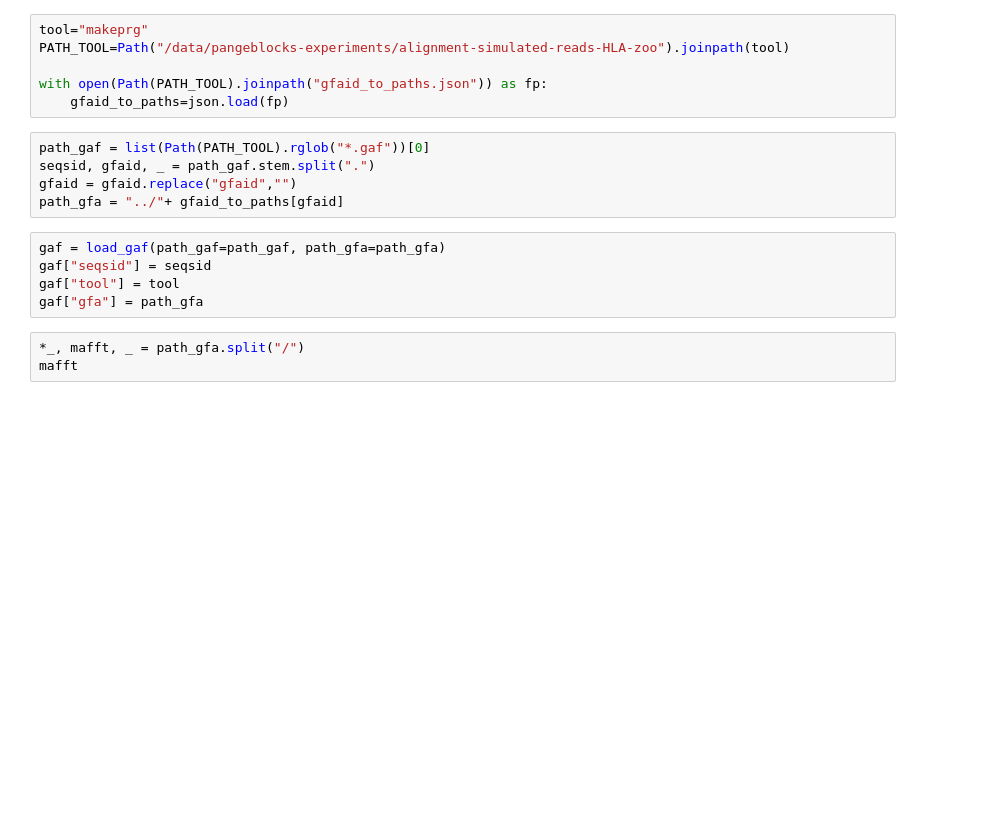
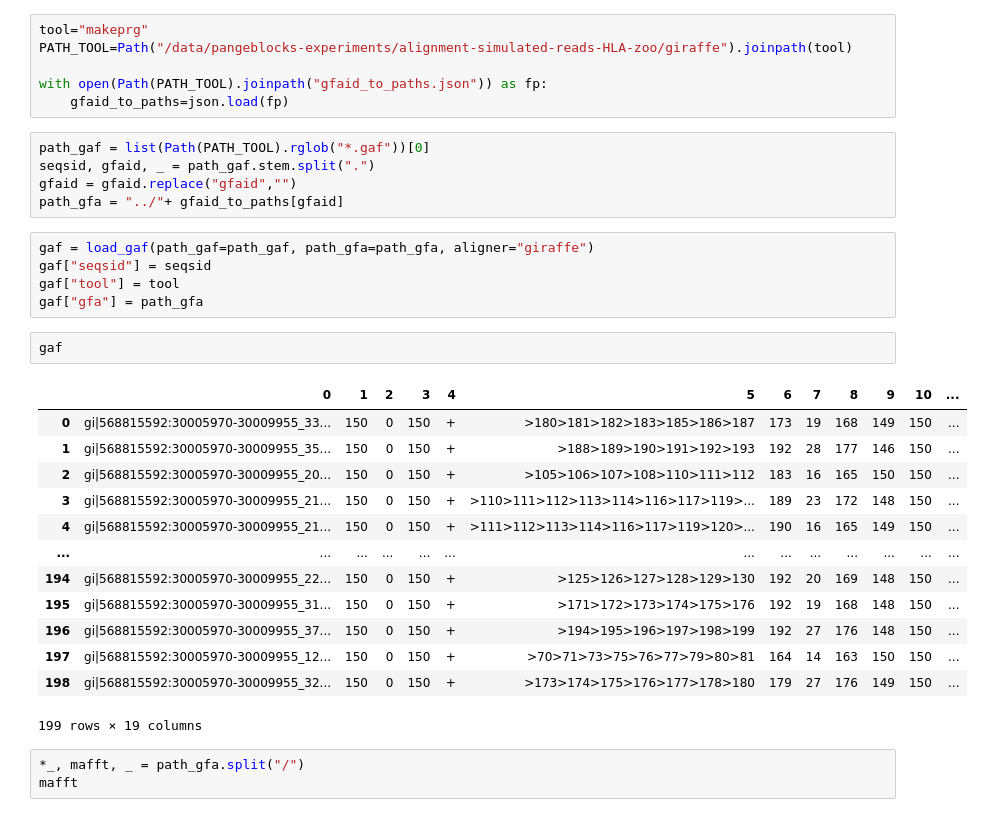
Before and after one commit to AlgoLab/pangeblocks-experiments, a Jupyter notebook: notebooks/alignments.ipynb, the cells around one changed output. Saved outputs shown, nothing was run; the diff lists cells and outputs as text; blank space fills up the shorter version.

```diff
--- a/notebooks/alignments.ipynb
+++ b/notebooks/alignments.ipynb
@@ -22,7 +22,7 @@ import matplotlib.pyplot as plt
 from utils.load_gaf import load_gaf, ABBV
 # %%
 tool="makeprg"
-PATH_TOOL=Path("/data/pangeblocks-experiments/alignment-simulated-reads-HLA-zoo").joinpath(tool)
+PATH_TOOL=Path("/data/pangeblocks-experiments/alignment-simulated-reads-HLA-zoo/giraffe").joinpath(tool)
 
 with open(Path(PATH_TOOL).joinpath("gfaid_to_paths.json")) as fp:
     gfaid_to_paths=json.load(fp)
@@ -32,10 +32,26 @@ seqsid, gfaid, _ = path_gaf.stem.split(".")
 gfaid = gfaid.replace("gfaid","")
 path_gfa = "../"+ gfaid_to_paths[gfaid]
 # %%
-gaf = load_gaf(path_gaf=path_gaf, path_gfa=path_gfa)
+gaf = load_gaf(path_gaf=path_gaf, path_gfa=path_gfa, aligner="giraffe")
 gaf["seqsid"] = seqsid
 gaf["tool"] = tool
 gaf["gfa"] = path_gfa
+# %%
+gaf
+# %% [output]
+|  | 0 | 1 | 2 | 3 | 4 | 5 | 6 | 7 | 8 | 9 | 10 | ... |
+| 0 | gi|568815592:30005970-30009955_33... | 150 | 0 | 150 | + | >180>181>182>183>185>186>187 | 173 | 19 | 168 | 149 | 150 | ... |
+| 1 | gi|568815592:30005970-30009955_35... | 150 | 0 | 150 | + | >188>189>190>191>192>193 | 192 | 28 | 177 | 146 | 150 | ... |
+| 2 | gi|568815592:30005970-30009955_20... | 150 | 0 | 150 | + | >105>106>107>108>110>111>112 | 183 | 16 | 165 | 150 | 150 | ... |
+| 3 | gi|568815592:30005970-30009955_21... | 150 | 0 | 150 | + | >110>111>112>113>114>116>117>119>... | 189 | 23 | 172 | 148 | 150 | ... |
+| 4 | gi|568815592:30005970-30009955_21... | 150 | 0 | 150 | + | >111>112>113>114>116>117>119>120>... | 190 | 16 | 165 | 149 | 150 | ... |
+| ... | ... | ... | ... | ... | ... | ... | ... | ... | ... | ... | ... | ... |
+| 194 | gi|568815592:30005970-30009955_22... | 150 | 0 | 150 | + | >125>126>127>128>129>130 | 192 | 20 | 169 | 148 | 150 | ... |
+| 195 | gi|568815592:30005970-30009955_31... | 150 | 0 | 150 | + | >171>172>173>174>175>176 | 192 | 19 | 168 | 148 | 150 | ... |
+| 196 | gi|568815592:30005970-30009955_37... | 150 | 0 | 150 | + | >194>195>196>197>198>199 | 192 | 27 | 176 | 148 | 150 | ... |
+| 197 | gi|568815592:30005970-30009955_12... | 150 | 0 | 150 | + | >70>71>73>75>76>77>79>80>81 | 164 | 14 | 163 | 150 | 150 | ... |
+| 198 | gi|568815592:30005970-30009955_32... | 150 | 0 | 150 | + | >173>174>175>176>177>178>180 | 179 | 27 | 176 | 149 | 150 | ... |
+199 rows × 19 columns
 # %%
 *_, mafft, _ = path_gfa.split("/")
 mafft
```
Also changed, not shown: 6 other files.
